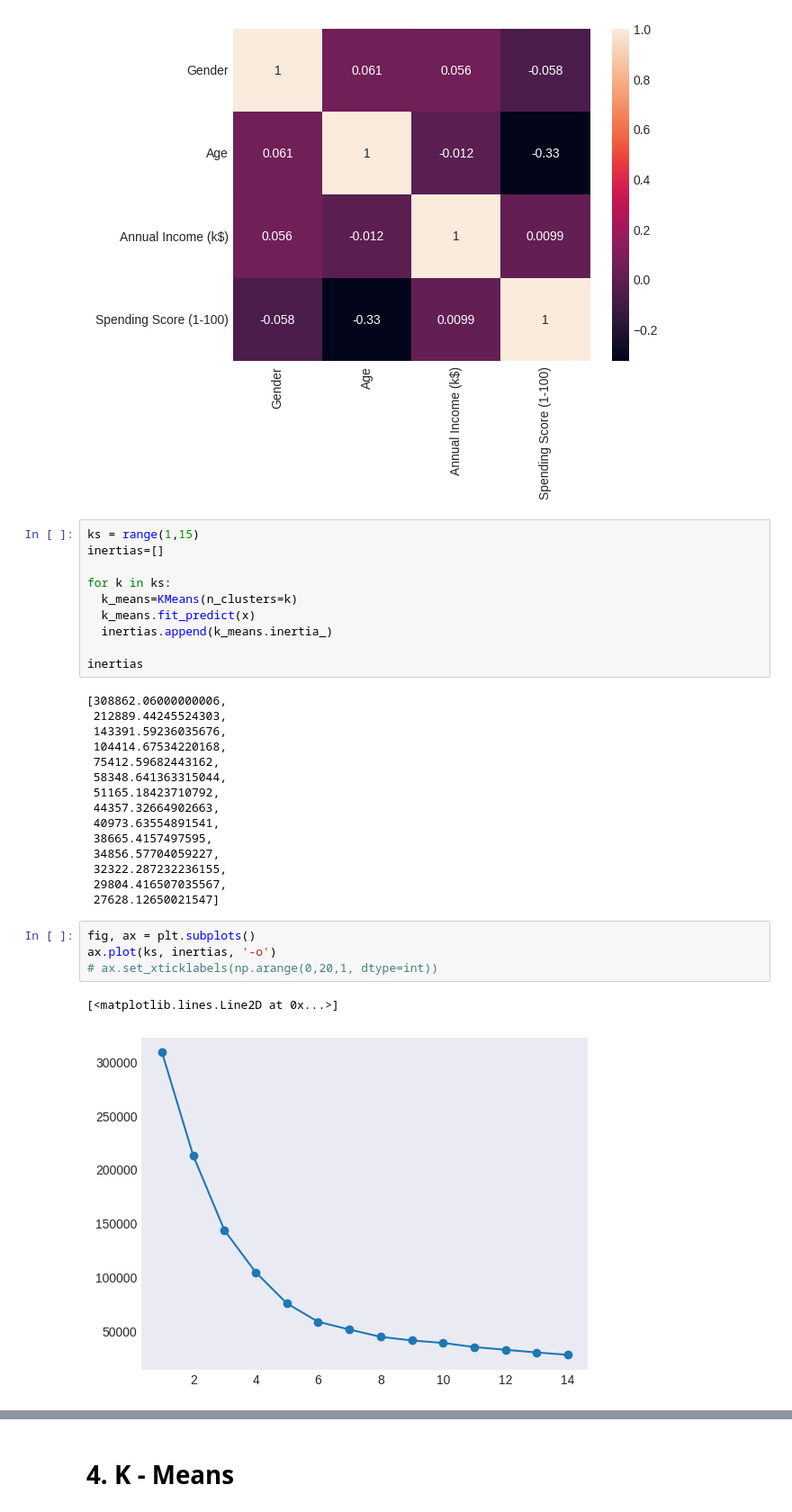
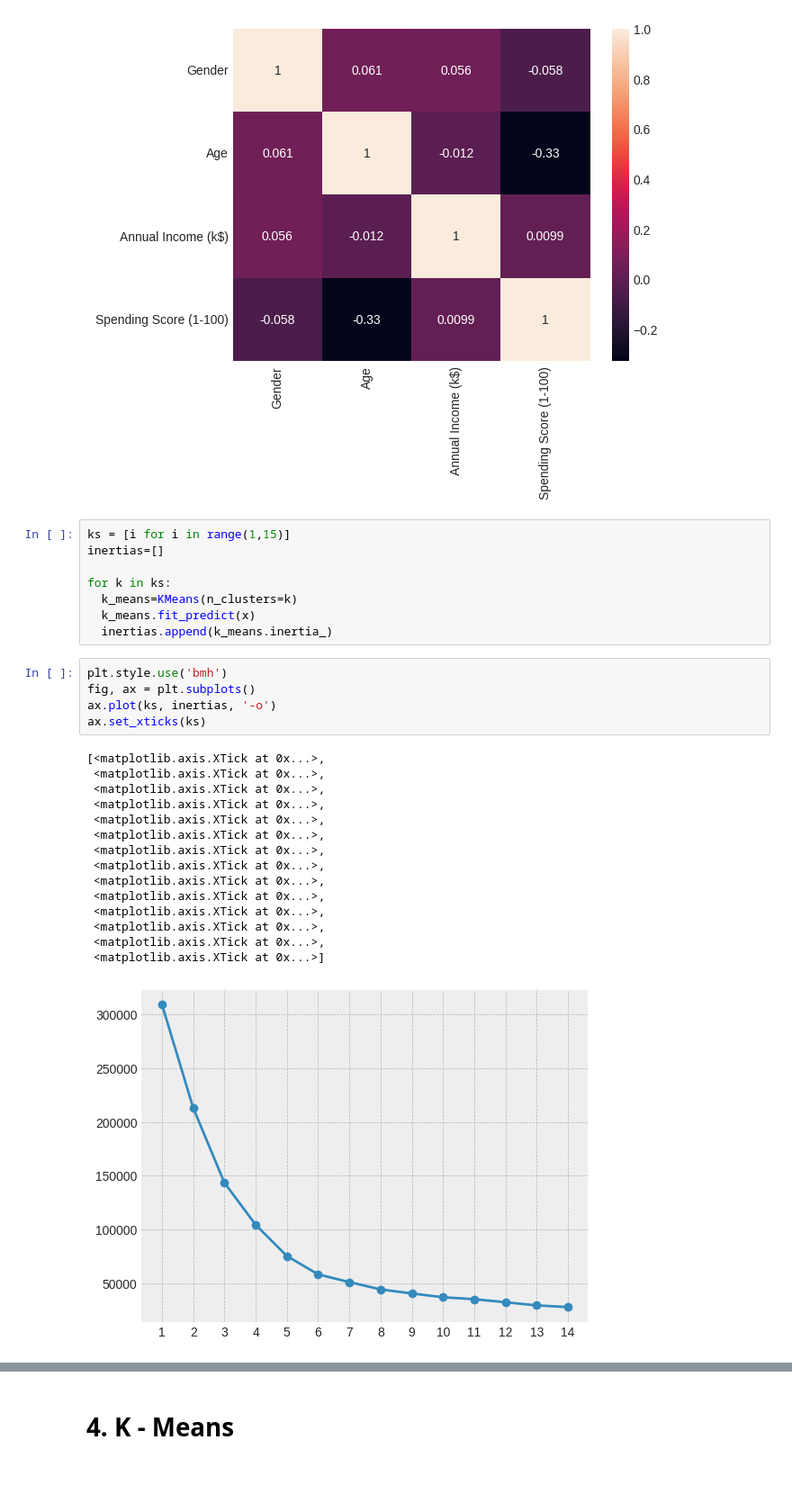
Before and after one commit to KamilShape/customer_segmentation, a Jupyter notebook: customer_segmentation.ipynb, the cells around one changed output, grey strips where cells are left out. Shown at 90% size. Cells and saved outputs as stored; diff of their text form; blank space fills up the shorter version.

```diff
--- a/customer_segmentation.ipynb
+++ b/customer_segmentation.ipynb
@@ -114,34 +112,31 @@ sns.heatmap(x.corr(), annot=True)
 <Axes: >
 [figure]
 # %%
-ks = range(1,15)
+ks = [i for i in range(1,15)]
 inertias=[]
 
 for k in ks:
   k_means=KMeans(n_clusters=k)
   k_means.fit_predict(x)
   inertias.append(k_means.inertia_)
-
-inertias
-# %% [output]
-[308862.06000000006,
- 212889.44245524303,
- 143391.59236035676,
- 104414.67534220168,
- 75412.59682443162,
- 58348.641363315044,
- 51165.18423710792,
- 44357.32664902663,
- 40973.63554891541,
- 38665.4157497595,
- 34856.57704059227,
- 32322.287232236155,
- 29804.416507035567,
- 27628.12650021547]
 # %%
+plt.style.use('bmh')
 fig, ax = plt.subplots()
 ax.plot(ks, inertias, '-o')
-# ax.set_xticklabels(np.arange(0,20,1, dtype=int))
+ax.set_xticks(ks)
 # %% [output]
-[<matplotlib.lines.Line2D at 0x...>]
+[<matplotlib.axis.XTick at 0x...>,
+ <matplotlib.axis.XTick at 0x...>,
+ <matplotlib.axis.XTick at 0x...>,
+ <matplotlib.axis.XTick at 0x...>,
+ <matplotlib.axis.XTick at 0x...>,
+ <matplotlib.axis.XTick at 0x...>,
+ <matplotlib.axis.XTick at 0x...>,
+ <matplotlib.axis.XTick at 0x...>,
+ <matplotlib.axis.XTick at 0x...>,
+ <matplotlib.axis.XTick at 0x...>,
+ <matplotlib.axis.XTick at 0x...>,
+ <matplotlib.axis.XTick at 0x...>,
+ <matplotlib.axis.XTick at 0x...>,
+ <matplotlib.axis.XTick at 0x...>]
-[figure, old version]
+[figure, new version]
```
Also changed, not shown: parts of 7 cells of this notebook.
